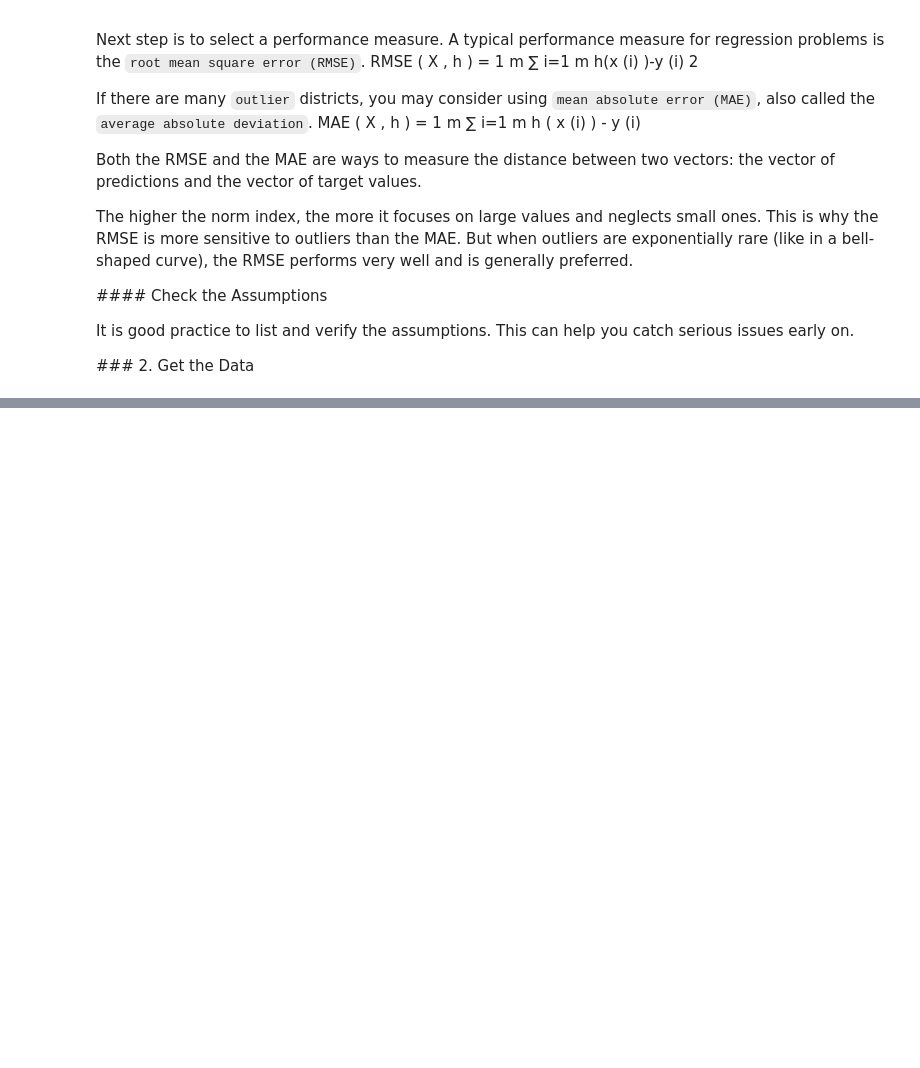
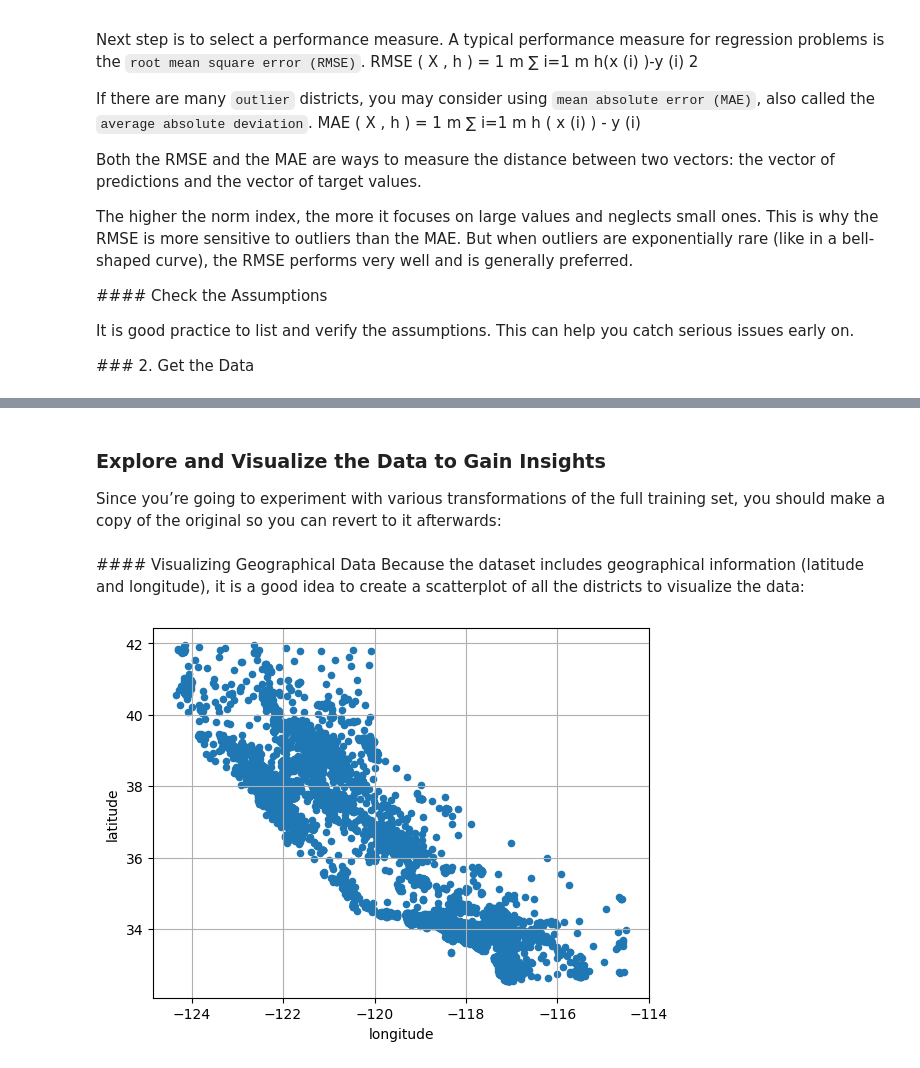
Before and after one commit to tayfunka/handson-ml3, a Jupyter notebook: 02_end_to_end_ml_project.ipynb, the cells around one changed output, grey strips where cells are left out. Drawn from its saved outputs; the diff is of its cells as text; code cells hidden in the pictures; blank space fills up the shorter version.

```diff
--- a/02_end_to_end_ml_project.ipynb
+++ b/02_end_to_end_ml_project.ipynb
@@ -71,0 +246,5 @@ housing = load_housing_data()
+# %%
+strat_train_set, strat_test_set = train_test_split(
+    housing, test_size=0.2,
+    stratify=housing["income_cat"],
+    random_state=42)
@@ -71,0 +270,13 @@ housing = load_housing_data()
+# %% [markdown]
+### Explore and Visualize the Data to Gain Insights
+Since you’re going to experiment with various transformations of the full training set, you should make a copy of the original so you can revert to it afterwards:
+# %%
+housing = strat_train_set.copy()
+# %% [markdown]
+#### Visualizing Geographical Data
+Because the dataset includes geographical information (latitude and longitude), it is a good idea to create a scatterplot of all the districts to visualize the data:
+# %%
+housing.plot(kind="scatter", x="longitude", y="latitude", grid=True)
+plt.show()
+# %% [output]
+[figure, added]
```
Also changed, not shown: parts of 120 cells of this notebook, 2 other files.
